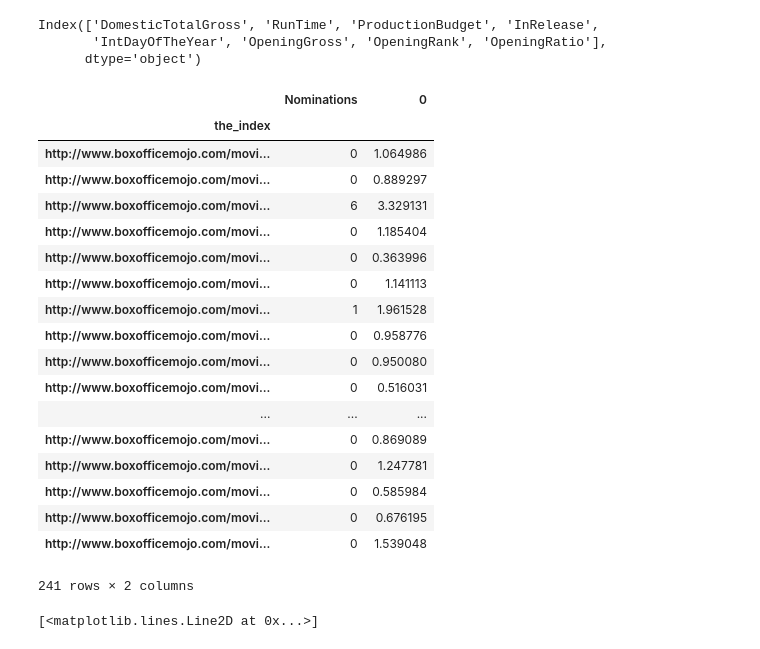
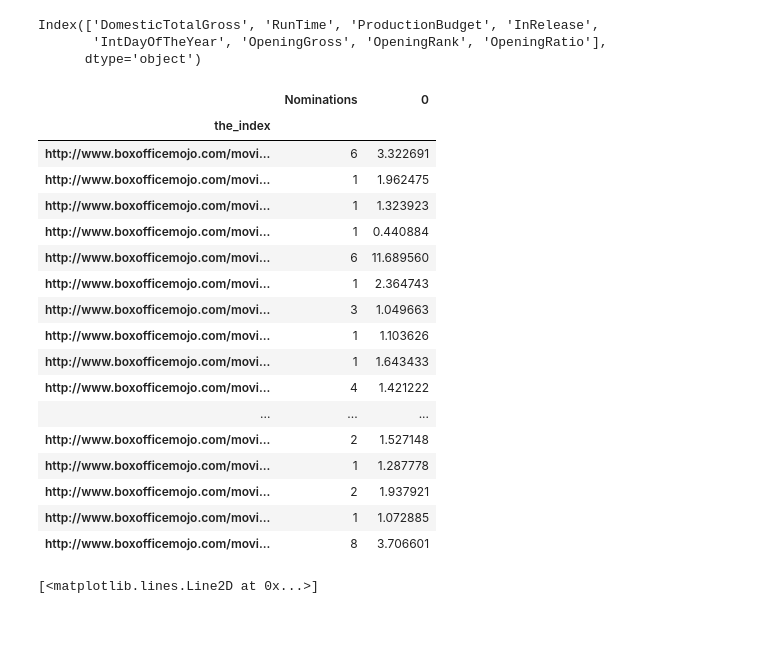
Before and after one commit to kaszklar/Predicting_Oscar_Nods, a Jupyter notebook: poisson.ipynb, the cells around one changed output. Cells and saved outputs as stored; diff of their text form; code cells hidden in the pictures.

```diff
--- a/poisson.ipynb
+++ b/poisson.ipynb
@@ -912,28 +915,27 @@ Index(['DomesticTotalGross', 'RunTime', 'ProductionBudget', 'InRelease',
 preds=pm.predict(X_test)
 predicts=pd.DataFrame(preds).set_index(y_test.index)
 pm_preds=y_test.join(predicts)
-# %%
-pm_preds
-# %% [output]
-|  | Nominations | 0 |
-| the_index |  |  |
-| http://www.boxofficemojo.com/movi... | 0 | 1.064986 |
-| http://www.boxofficemojo.com/movi... | 0 | 0.889297 |
-| http://www.boxofficemojo.com/movi... | 6 | 3.329131 |
-| http://www.boxofficemojo.com/movi... | 0 | 1.185404 |
-| http://www.boxofficemojo.com/movi... | 0 | 0.363996 |
-| http://www.boxofficemojo.com/movi... | 0 | 1.141113 |
-| http://www.boxofficemojo.com/movi... | 1 | 1.961528 |
-| http://www.boxofficemojo.com/movi... | 0 | 0.958776 |
-| http://www.boxofficemojo.com/movi... | 0 | 0.950080 |
-| http://www.boxofficemojo.com/movi... | 0 | 0.516031 |
-| ... | ... | ... |
-| http://www.boxofficemojo.com/movi... | 0 | 0.869089 |
-| http://www.boxofficemojo.com/movi... | 0 | 1.247781 |
-| http://www.boxofficemojo.com/movi... | 0 | 0.585984 |
-| http://www.boxofficemojo.com/movi... | 0 | 0.676195 |
-| http://www.boxofficemojo.com/movi... | 0 | 1.539048 |
-241 rows × 2 columns
+# %%
+pm_preds[pm_preds['Nominations']>0]
+# %% [output]
+|  | Nominations | 0 |
+| the_index |  |  |
+| http://www.boxofficemojo.com/movi... | 6 | 3.322691 |
+| http://www.boxofficemojo.com/movi... | 1 | 1.962475 |
+| http://www.boxofficemojo.com/movi... | 1 | 1.323923 |
+| http://www.boxofficemojo.com/movi... | 1 | 0.440884 |
+| http://www.boxofficemojo.com/movi... | 6 | 11.689560 |
+| http://www.boxofficemojo.com/movi... | 1 | 2.364743 |
+| http://www.boxofficemojo.com/movi... | 3 | 1.049663 |
+| http://www.boxofficemojo.com/movi... | 1 | 1.103626 |
+| http://www.boxofficemojo.com/movi... | 1 | 1.643433 |
+| http://www.boxofficemojo.com/movi... | 4 | 1.421222 |
+| ... | ... | ... |
+| http://www.boxofficemojo.com/movi... | 2 | 1.527148 |
+| http://www.boxofficemojo.com/movi... | 1 | 1.287778 |
+| http://www.boxofficemojo.com/movi... | 2 | 1.937921 |
+| http://www.boxofficemojo.com/movi... | 1 | 1.072885 |
+| http://www.boxofficemojo.com/movi... | 8 | 3.706601 |
 # %%
 plt.scatter(pm_preds[0],ols_preds['Nominations'],alpha=.1)
 plt.xlabel('Predicted Value')
```
Also changed, not shown: parts of 21 cells of this notebook, 1 other file.
